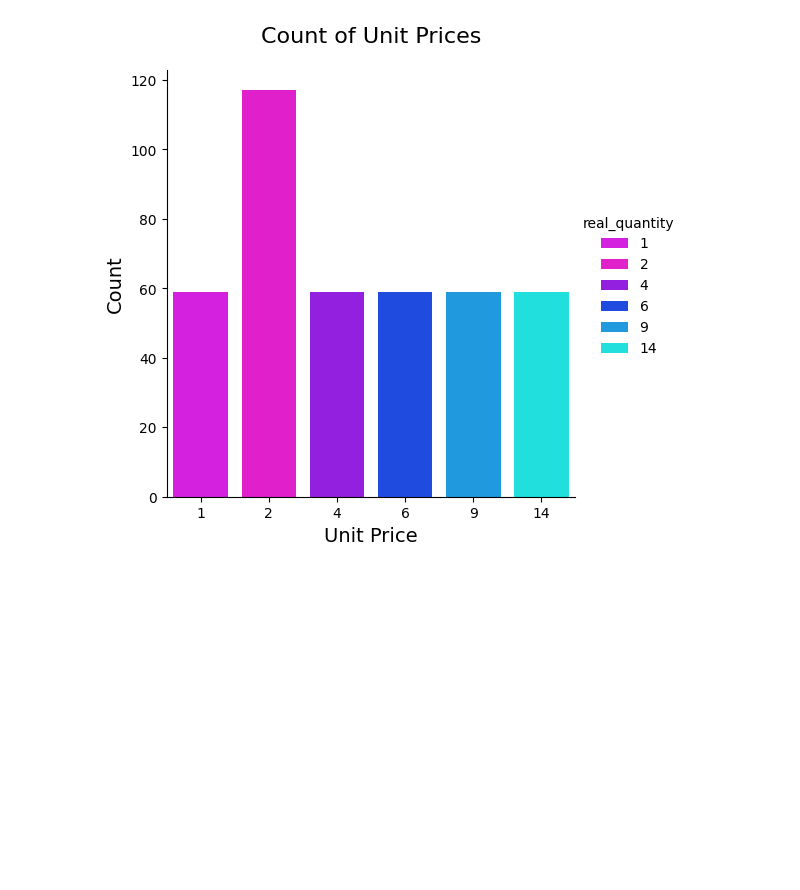
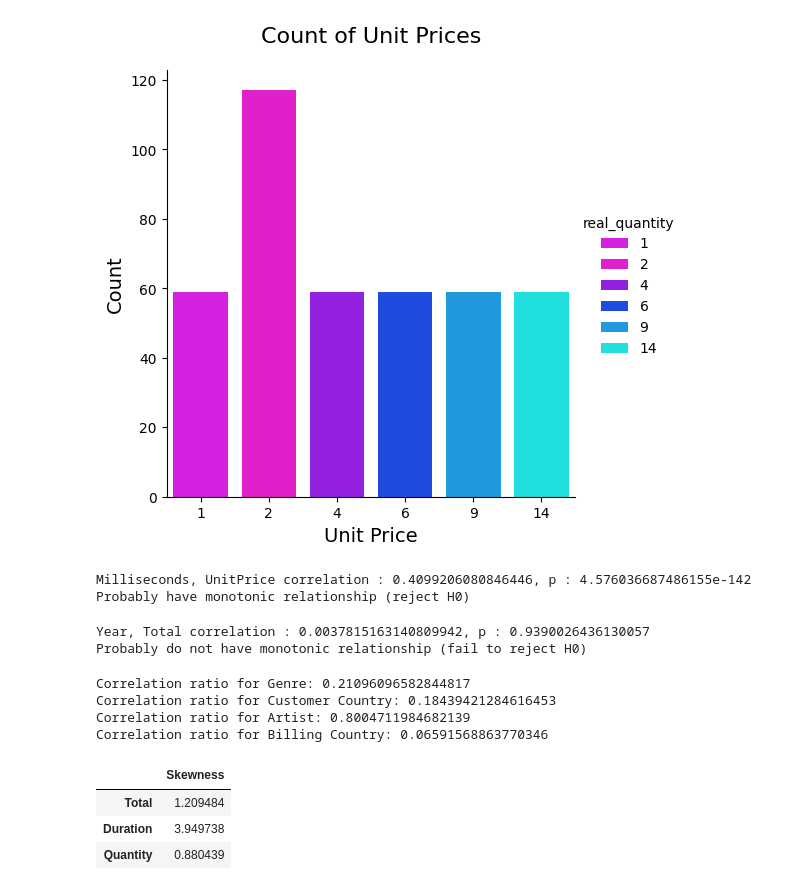
Before and after one commit to fahosseini79/Chinook_project, a Jupyter notebook: Final.ipynb, the cells around one changed output. Drawn from its saved outputs; the diff is of its cells as text; code cells hidden in the pictures; blank space fills up the shorter version.

Commit message:
Checking Correlations and Skewness

```diff
--- a/Final.ipynb
+++ b/Final.ipynb
@@ -537,0 +551,5 @@ plt.show()
+# %%
+cal_spearmanr('Milliseconds','UnitPrice')
+# %% [output]
+Milliseconds, UnitPrice correlation : 0.4099206080846446, p : 4.576036687486155e-142
+Probably have monotonic relationship (reject H0)
@@ -537,0 +569,5 @@ plt.show()
+# %%
+cal_spearmanr('Year', 'Total')
+# %% [output]
+Year, Total correlation : 0.0037815163140809942, p : 0.9390026436130057
+Probably do not have monotonic relationship (fail to reject H0)
@@ -537,0 +592,21 @@ plt.show()
+# %%
+categorical_features = [genre['Name'], customer['Country'], artist['Name'], invoice['BillingCountry']]
+feature_names = ['Genre', 'Customer Country', 'Artist', 'Billing Country']
+
+for feature, name in zip(categorical_features, feature_names):
+    eta = correlation_ratio(feature, invoice['Total'])
+    print(f'Correlation ratio for {name}: {eta}')
+# %% [output]
+Correlation ratio for Genre: 0.21096096582844817
+Correlation ratio for Customer Country: 0.18439421284616453
+Correlation ratio for Artist: 0.8004711984682139
+Correlation ratio for Billing Country: 0.06591568863770346
+# %%
+Skewness = pd.DataFrame({'Skewness' : [stats.skew(invoice.Total),stats.skew(track.Milliseconds),stats.skew(invoiceline_quantity.real_quantity)]},
+                        index=['Total','Duration','Quantity'])  # Measure the skeweness of the required columns
+Skewness
+# %% [output]
+|  | Skewness |
+| Total | 1.209484 |
+| Duration | 3.949738 |
+| Quantity | 0.880439 |
```
Also changed, not shown: parts of 3 cells of this notebook.
